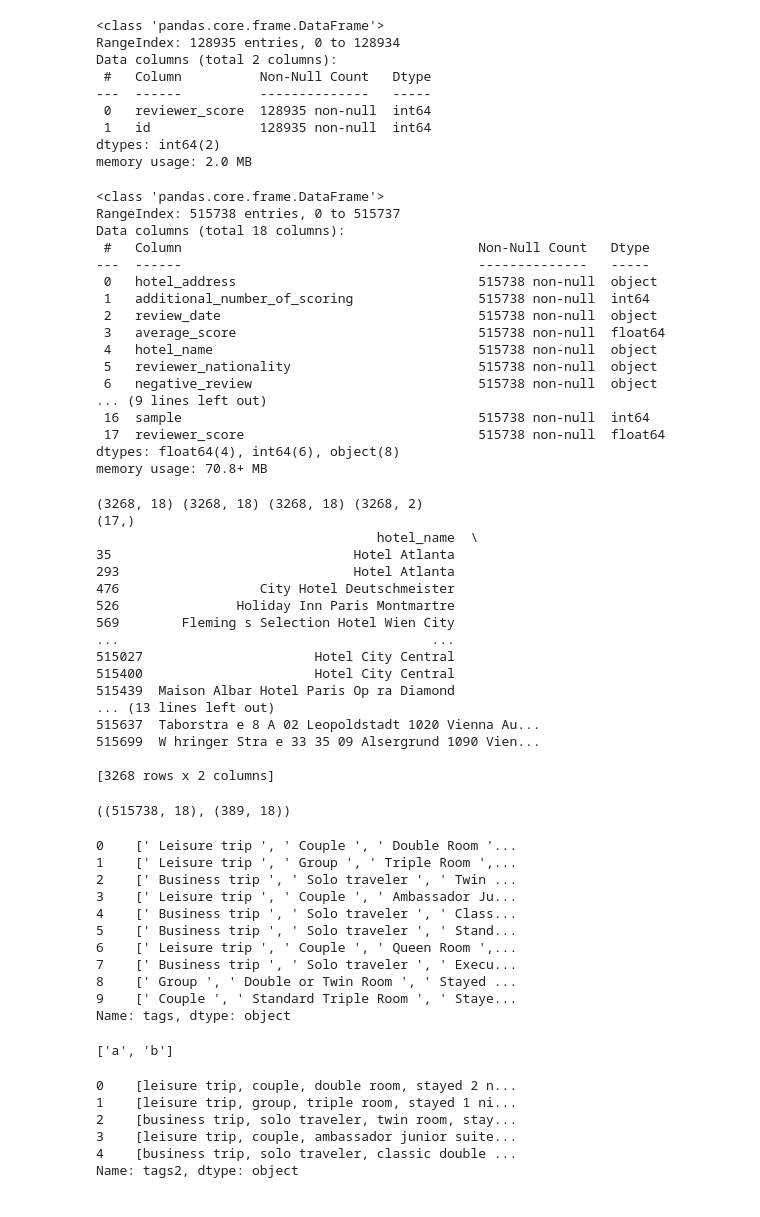
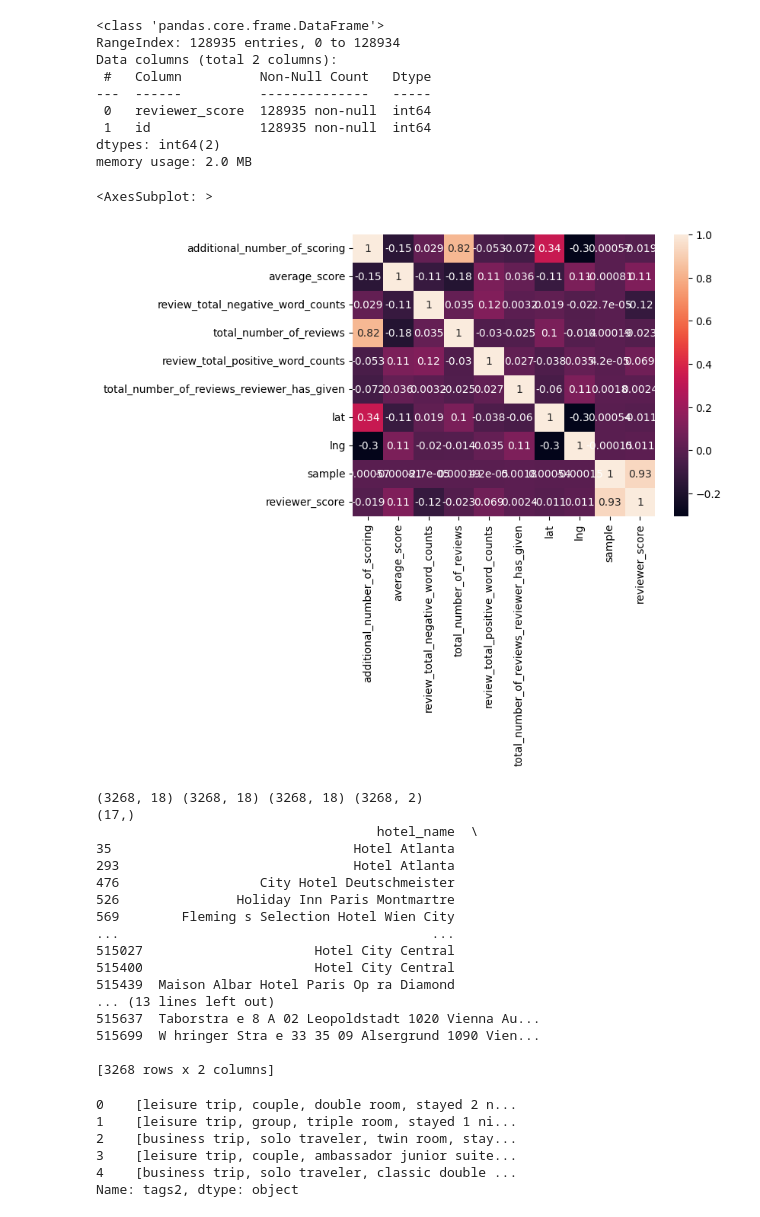
Before and after one commit to AlexeyLukovnikov/sf_data_science, a Jupyter notebook: BLOCK3_PROJECT-3/baseline-v1.ipynb, the cells around one changed output. Saved outputs shown, nothing was run; the diff lists cells and outputs as text; code cells hidden in the pictures.

```diff
--- a/BLOCK3_PROJECT-3/baseline-v1.ipynb
+++ b/BLOCK3_PROJECT-3/baseline-v1.ipynb
@@ -156,25 +167,11 @@ df_test['reviewer_score'] = 0 # в тесте у нас нет значения
 
 data = df_test.append(df_train, sort=False).reset_index(drop=True) # объединяем
 # %%
-data.info()
+# data.info()
+sns.heatmap(data.corr(), annot=True)
 # %% [output]
-<class 'pandas.core.frame.DataFrame'>
-RangeIndex: 515738 entries, 0 to 515737
-Data columns (total 18 columns):
- #   Column                                      Non-Null Count   Dtype
----  ------                                      --------------   -----
- 0   hotel_address                               515738 non-null  object
- 1   additional_number_of_scoring                515738 non-null  int64
- 2   review_date                                 515738 non-null  object
- 3   average_score                               515738 non-null  float64
- 4   hotel_name                                  515738 non-null  object
- 5   reviewer_nationality                        515738 non-null  object
- 6   negative_review                             515738 non-null  object
-... (9 lines left out)
- 16  sample                                      515738 non-null  int64
- 17  reviewer_score                              515738 non-null  float64
-dtypes: float64(4), int64(6), object(8)
-memory usage: 70.8+ MB
+<AxesSubplot: >
+[figure, added]
 # %%
 where1 = data['lat'].isnull()
 where2 = data.lat
@@ -190,9 +187,9 @@ print(data24['hotel_name'].unique().shape)
 # print(filter_name)
 print(data24)
 
-where3 = (data['hotel_address'] == filter_name)
-data2 = data[where3]
-data.shape, data2.shape
+# where3 = (data['hotel_address'] == filter_name)
+# data2 = data[where3]
+# data.shape, data2.shape
 # %% [output]
 (3268, 18) (3268, 18) (3268, 18) (3268, 2)
 (17,)
@@ -211,24 +208,4 @@ data.shape, data2.shape
 515699  W hringer Stra e 33 35 09 Alsergrund 1090 Vien...
 
 [3268 rows x 2 columns]
-((515738, 18), (389, 18))
-# %%
-data['tags'][:10]
-# %% [output]
-0    [' Leisure trip ', ' Couple ', ' Double Room '...
-1    [' Leisure trip ', ' Group ', ' Triple Room ',...
-2    [' Business trip ', ' Solo traveler ', ' Twin ...
-3    [' Leisure trip ', ' Couple ', ' Ambassador Ju...
-4    [' Business trip ', ' Solo traveler ', ' Class...
-5    [' Business trip ', ' Solo traveler ', ' Stand...
-6    [' Leisure trip ', ' Couple ', ' Queen Room ',...
-7    [' Business trip ', ' Solo traveler ', ' Execu...
-8    [' Group ', ' Double or Twin Room ', ' Stayed ...
-9    [' Couple ', ' Standard Triple Room ', ' Staye...
-Name: tags, dtype: object
-# %%
-xx = "[' a ', ' b ']"
-[x.strip().lower() for x in eval(xx)]
-# %% [output]
-['a', 'b']
 # %%
```
Also changed, not shown: parts of 17 cells of this notebook, 1 other file.
